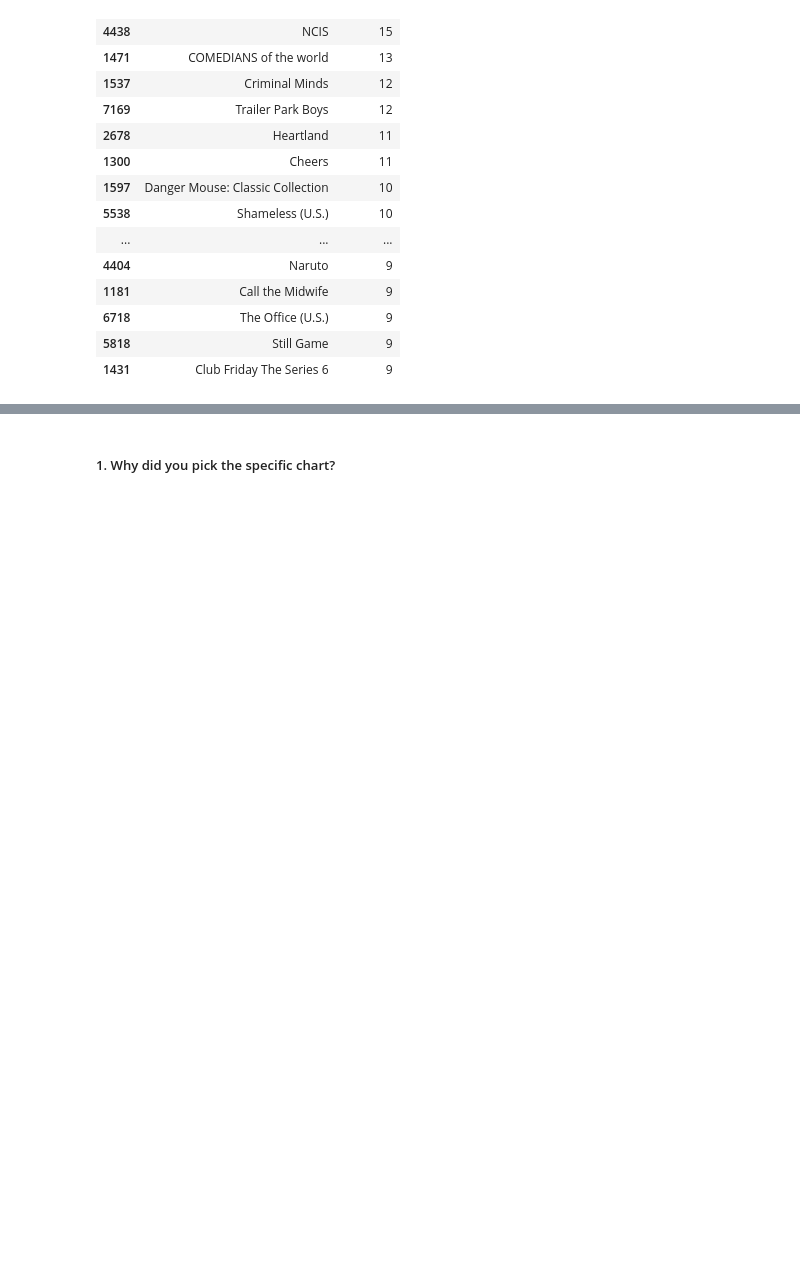
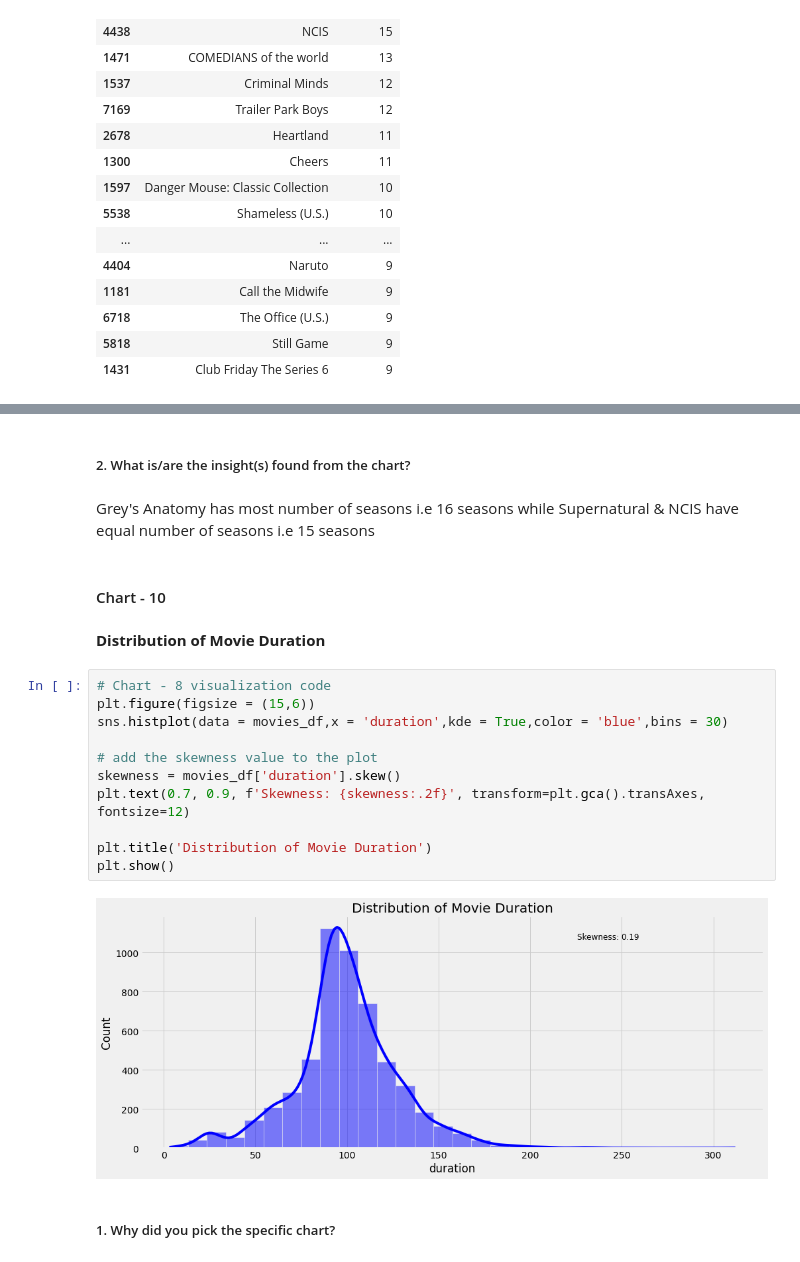
Before and after one commit to thepankaj018/Netflix-Movies-TV-Shows-Clustering, a Jupyter notebook: Netflix_Movies_and_TV_Shows_Clustering.ipynb, the cells around one changed output, grey strips where cells are left out. Saved outputs shown, nothing was run; the diff lists cells and outputs as text; blank space fills up the shorter version.

```diff
--- a/Netflix_Movies_and_TV_Shows_Clustering.ipynb
+++ b/Netflix_Movies_and_TV_Shows_Clustering.ipynb
@@ -815,6 +791,27 @@ fig.update_layout(
 fig.show()
 # %% [output]
 [interactive output not drawn]
+# %% [markdown]
+##### 2. What is/are the insight(s) found from the chart?
+# %% [markdown]
+Grey's Anatomy has most number of seasons i.e 16 seasons while Supernatural & NCIS have equal number of seasons i.e 15 seasons
+# %% [markdown]
+#### Chart - 10
+# %% [markdown]
+**Distribution of Movie Duration**
+# %%
+# Chart - 8 visualization code
+plt.figure(figsize = (15,6))
+sns.histplot(data = movies_df,x = 'duration',kde = True,color = 'blue',bins = 30)
+
+# add the skewness value to the plot
+skewness = movies_df['duration'].skew()
+plt.text(0.7, 0.9, f'Skewness: {skewness:.2f}', transform=plt.gca().transAxes, fontsize=12)
+
+plt.title('Distribution of Movie Duration')
+plt.show()
+# %% [output]
+[figure, added]
 # %% [markdown]
 ##### 1. Why did you pick the specific chart?
 # %% [markdown]
```
Also changed, not shown: parts of 81 cells of this notebook.
